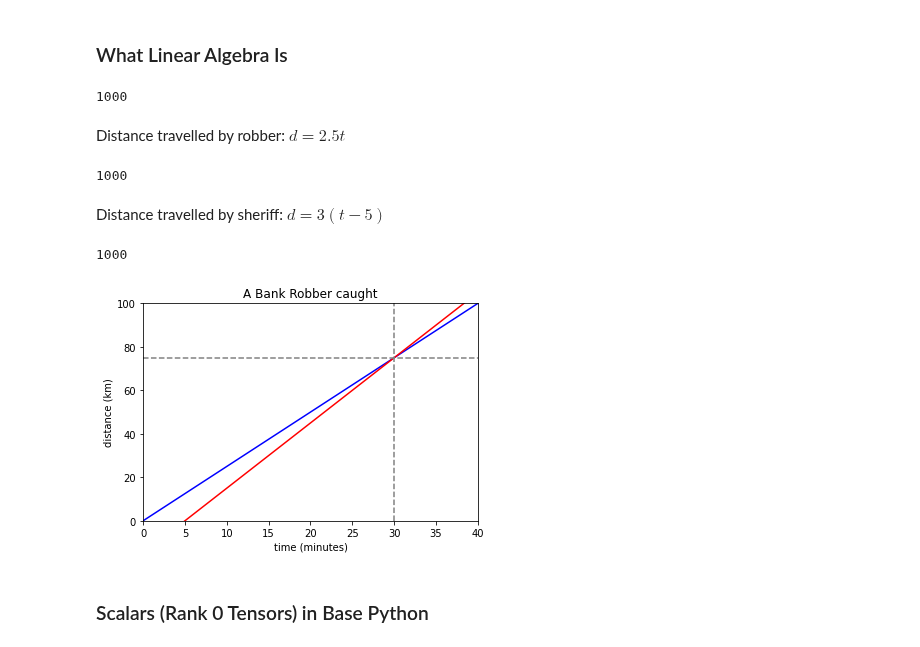
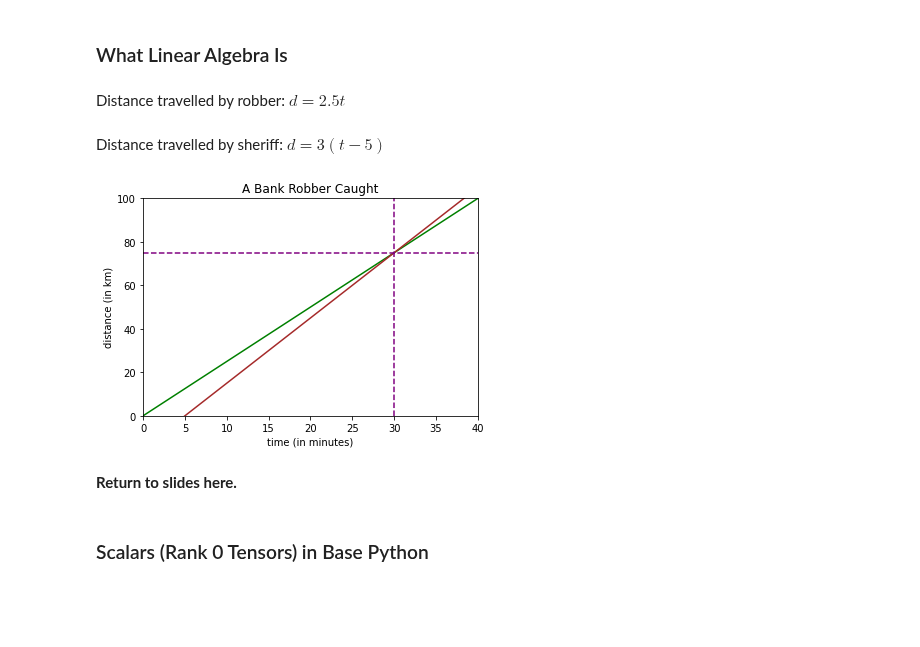
Before and after one commit to irawan09/Machine_Learning, a Jupyter notebook: Mathematical Foundations of ML/1 - Introduction into Linear Algebra.ipynb, the cells around one changed output. Saved outputs shown, nothing was run; the diff lists cells and outputs as text; code cells hidden in the pictures; blank space fills up the shorter version.

```diff
--- a/Mathematical Foundations of ML/1 - Introduction into Linear Algebra.ipynb
+++ b/Mathematical Foundations of ML/1 - Introduction into Linear Algebra.ipynb
@@ -46,37 +53,30 @@ The content covered in *Intro to Linear Algebra* is itself foundational for all
 import numpy as np
 import matplotlib.pyplot as plt
 # %%
-t = np.linspace(0, 40, 1000)
-t.size
+t = np.linspace(0, 40, 1000) # start, finish, n points
-# %% [output]
-1000
 # %% [markdown]
 Distance travelled by robber: $d = 2.5t$
 # %%
 d_r = 2.5 * t
-d_r.size
-# %% [output]
-1000
 # %% [markdown]
 Distance travelled by sheriff: $d = 3(t-5)$
 # %%
-d_s = 3* (t-5)
-d_s.size
+d_s = 3 * (t-5)
-# %% [output]
-1000
 # %%
 fig, ax = plt.subplots()
-plt.title("A Bank Robber caught")
-plt.xlabel("time (minutes)")
-plt.ylabel("distance (km)")
-ax.set_xlim([0,40])
-ax.set_ylim([0,100])
-ax.plot(t, d_r, c='blue')
-ax.plot(t, d_s, c='red')
-plt.axvline(x=30, color='grey', linestyle='--')
-_ = plt.axhline(y=75, color='grey', linestyle='--')
+plt.title('A Bank Robber Caught')
+plt.xlabel('time (in minutes)')
+plt.ylabel('distance (in km)')
+ax.set_xlim([0, 40])
+ax.set_ylim([0, 100])
+ax.plot(t, d_r, c='green')
+ax.plot(t, d_s, c='brown')
+plt.axvline(x=30, color='purple', linestyle='--')
+_ = plt.axhline(y=75, color='purple', linestyle='--')
 # %% [output]
-[figure, old version]
+[figure, new version]
+# %% [markdown]
+**Return to slides here.**
 # %% [markdown]
 ### Scalars (Rank 0 Tensors) in Base Python
 # %%
```
Also changed, not shown: parts of 189 cells of this notebook, 6 other files.
